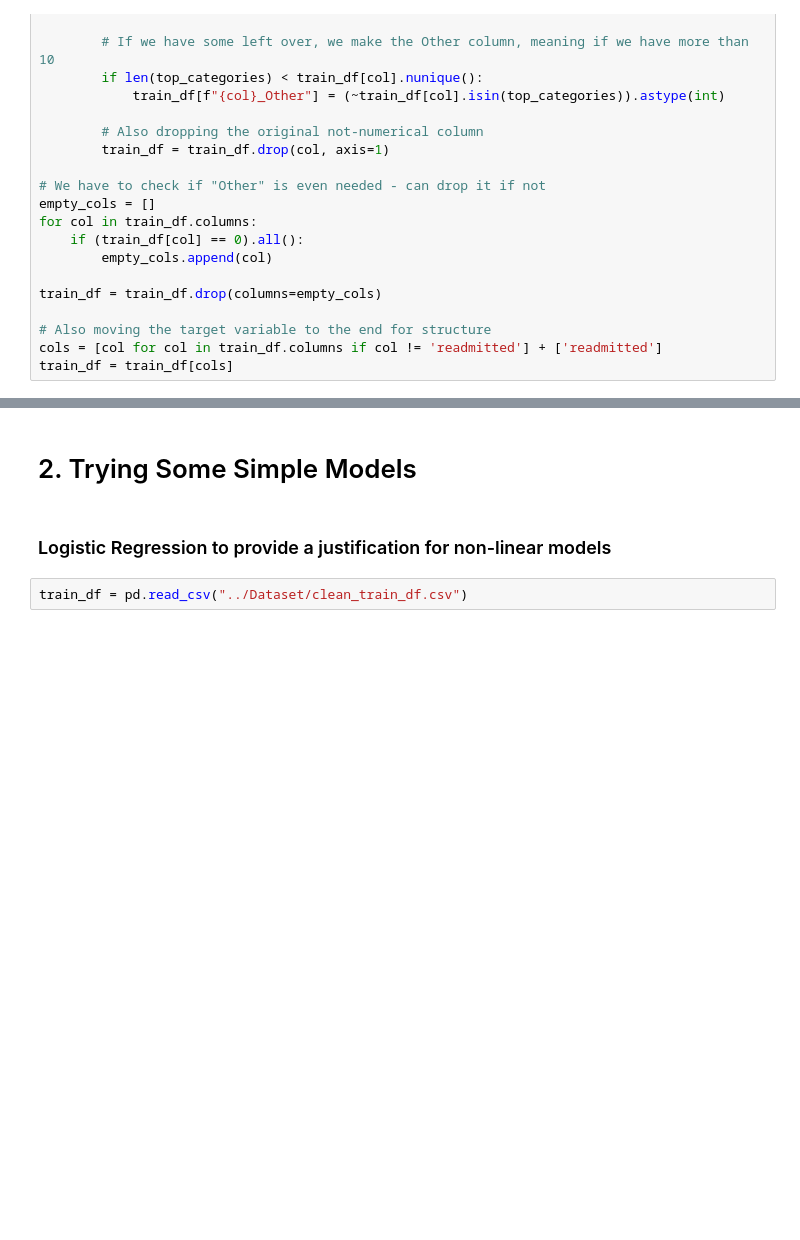
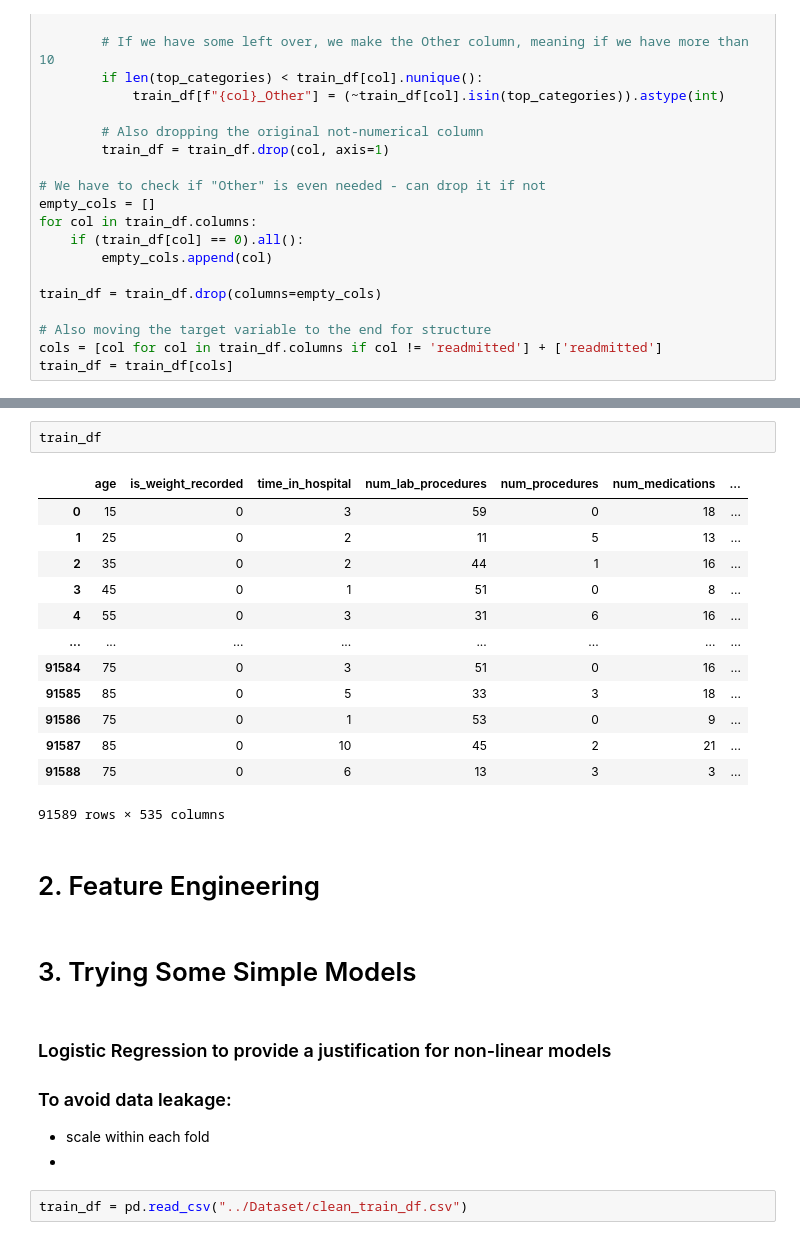
Before and after one commit to levon-d/BENG0095_Coursework, a Jupyter notebook: notebooks/main.ipynb, the cells around one changed output, grey strips where cells are left out. Saved outputs shown, nothing was run; the diff lists cells and outputs as text; blank space fills up the shorter version.

Commit message:
arguments about data leakage

```diff
--- a/notebooks/main.ipynb
+++ b/notebooks/main.ipynb
@@ -311,7 +333,29 @@ train_df = train_df[cols]
+# %%
+train_df
+# %% [output]
+|  | age | is_weight_recorded | time_in_hospital | num_lab_procedures | num_procedures | num_medications | ... |
+| 0 | 15 | 0 | 3 | 59 | 0 | 18 | ... |
+| 1 | 25 | 0 | 2 | 11 | 5 | 13 | ... |
+| 2 | 35 | 0 | 2 | 44 | 1 | 16 | ... |
+| 3 | 45 | 0 | 1 | 51 | 0 | 8 | ... |
+| 4 | 55 | 0 | 3 | 31 | 6 | 16 | ... |
+| ... | ... | ... | ... | ... | ... | ... | ... |
+| 91584 | 75 | 0 | 3 | 51 | 0 | 16 | ... |
+| 91585 | 85 | 0 | 5 | 33 | 3 | 18 | ... |
+| 91586 | 75 | 0 | 1 | 53 | 0 | 9 | ... |
+| 91587 | 85 | 0 | 10 | 45 | 2 | 21 | ... |
+| 91588 | 75 | 0 | 6 | 13 | 3 | 3 | ... |
+91589 rows × 535 columns
+# %% [markdown]
+# 2. Feature Engineering
 # %% [markdown]
-# 2. Trying Some Simple Models
+# 3. Trying Some Simple Models
 # %% [markdown]
 ### Logistic Regression to provide a justification for non-linear models
+
+### To avoid data leakage:
+ - scale within each fold
+ -
 # %%
 train_df = pd.read_csv("../Dataset/clean_train_df.csv")
 # %%
```
Also changed, not shown: parts of 3 cells of this notebook, 1 other file.
